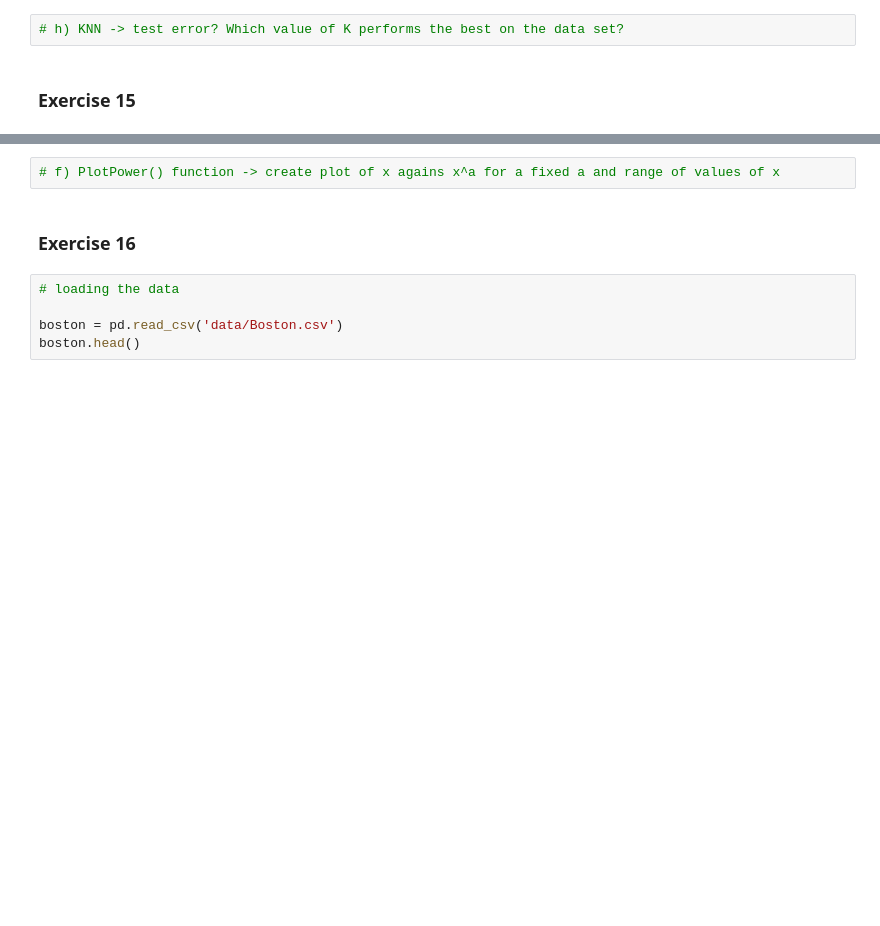
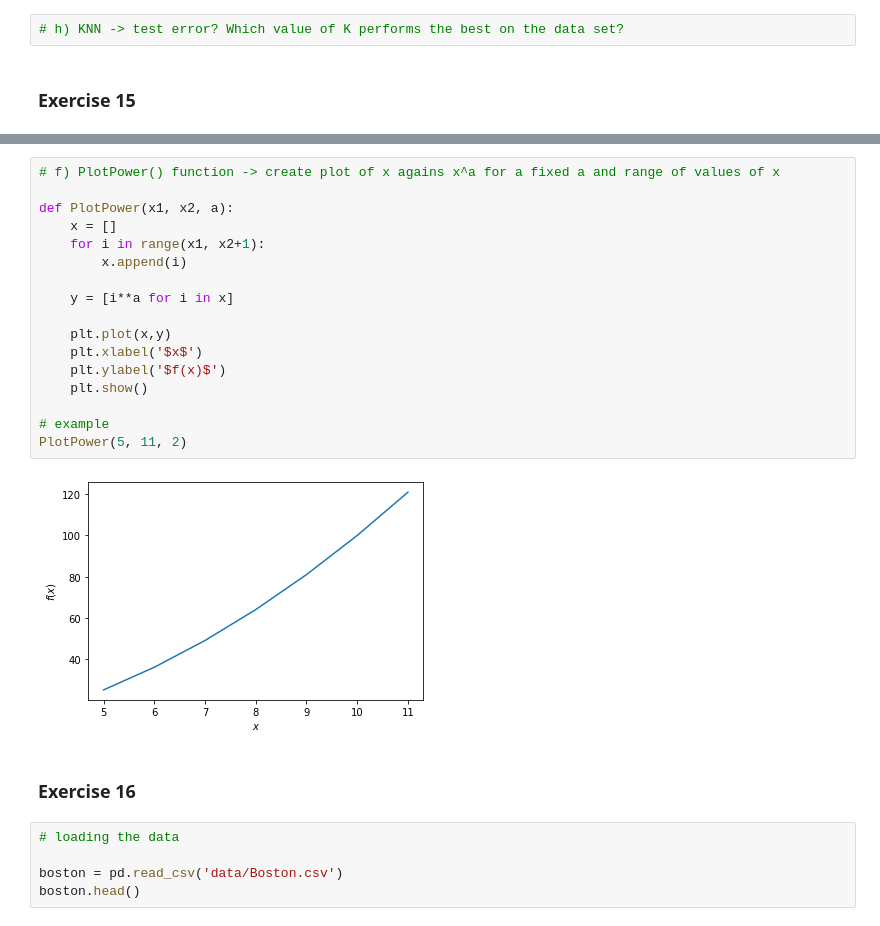
Before and after one commit to SvenNekula/StatisticalLearning, a Jupyter notebook: Chapter 4/Chapter4.ipynb, the cells around one changed output, grey strips where cells are left out. Cells and saved outputs as stored; diff of their text form; blank space fills up the shorter version.

```diff
--- a/Chapter 4/Chapter4.ipynb
+++ b/Chapter 4/Chapter4.ipynb
@@ -89,5 +124,22 @@ auto.head()
 # %%
 # f) PlotPower() function -> create plot of x agains x^a for a fixed a and range of values of x
+
+def PlotPower(x1, x2, a):
+    x = []
+    for i in range(x1, x2+1):
+        x.append(i)
+
+    y = [i**a for i in x]
+
+    plt.plot(x,y)
+    plt.xlabel('$x$')
+    plt.ylabel('$f(x)$')
+    plt.show()
+
+# example
+PlotPower(5, 11, 2)
+# %% [output]
+[figure, added]
 # %% [markdown]
 ### Exercise 16
 # %%
```
Also changed, not shown: parts of 5 cells of this notebook.
